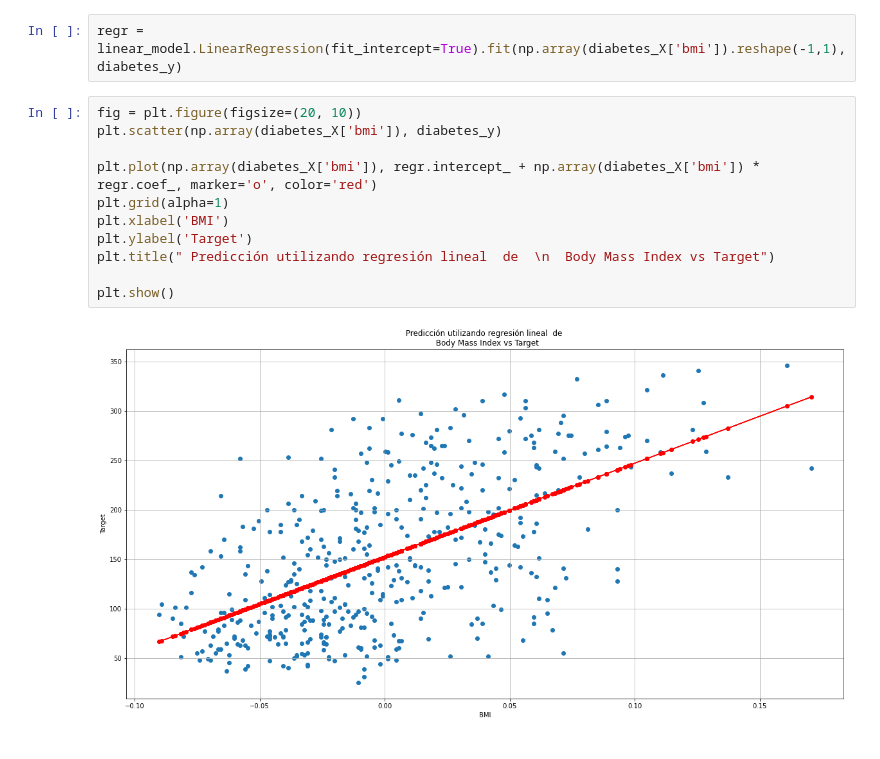
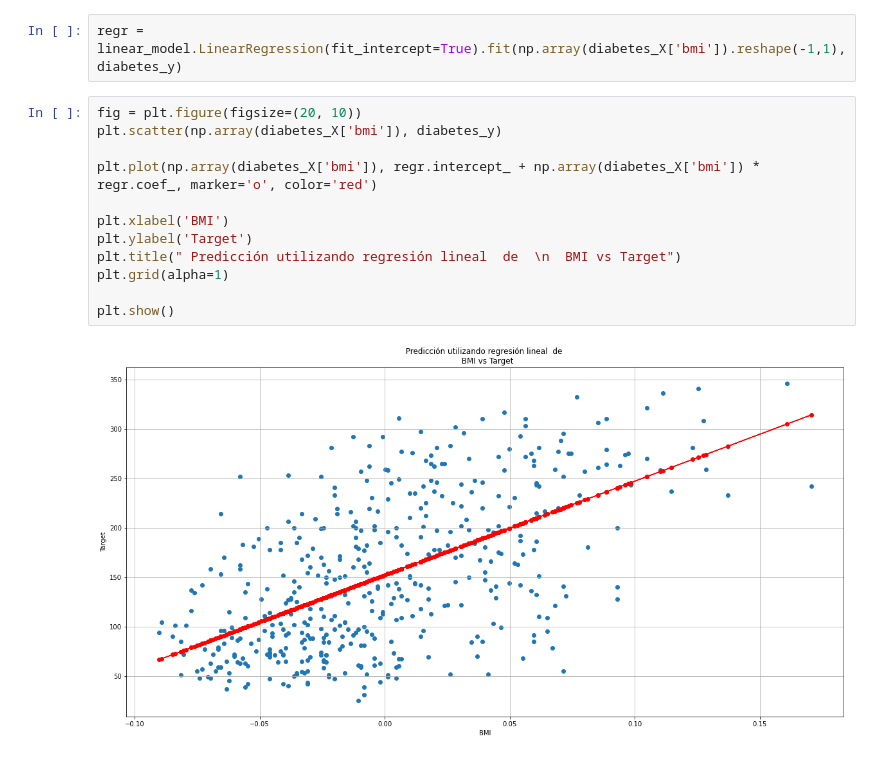
Before and after one commit to PilarCerda/mat281_portfolio, a Jupyter notebook: labs/lab07.ipynb, the cells around one changed output. Saved outputs shown, nothing was run; the diff lists cells and outputs as text.

```diff
--- a/labs/lab07.ipynb
+++ b/labs/lab07.ipynb
@@ -167,13 +167,14 @@ regr = linear_model.LinearRegression(fit_intercept=True).fit(np.array(diabetes_X
 # %%
 fig = plt.figure(figsize=(20, 10))
 plt.scatter(np.array(diabetes_X['bmi']), diabetes_y)
 
 plt.plot(np.array(diabetes_X['bmi']), regr.intercept_ + np.array(diabetes_X['bmi']) * regr.coef_, marker='o', color='red')
-plt.grid(alpha=1)
+
 plt.xlabel('BMI')
 plt.ylabel('Target')
-plt.title(" Predicción utilizando regresión lineal  de  \n  Body Mass Index vs Target")
+plt.title(" Predicción utilizando regresión lineal  de  \n  BMI vs Target")
+plt.grid(alpha=1)
 
 plt.show()
 # %% [output]
-[figure, old version]
+[figure, new version]
```
